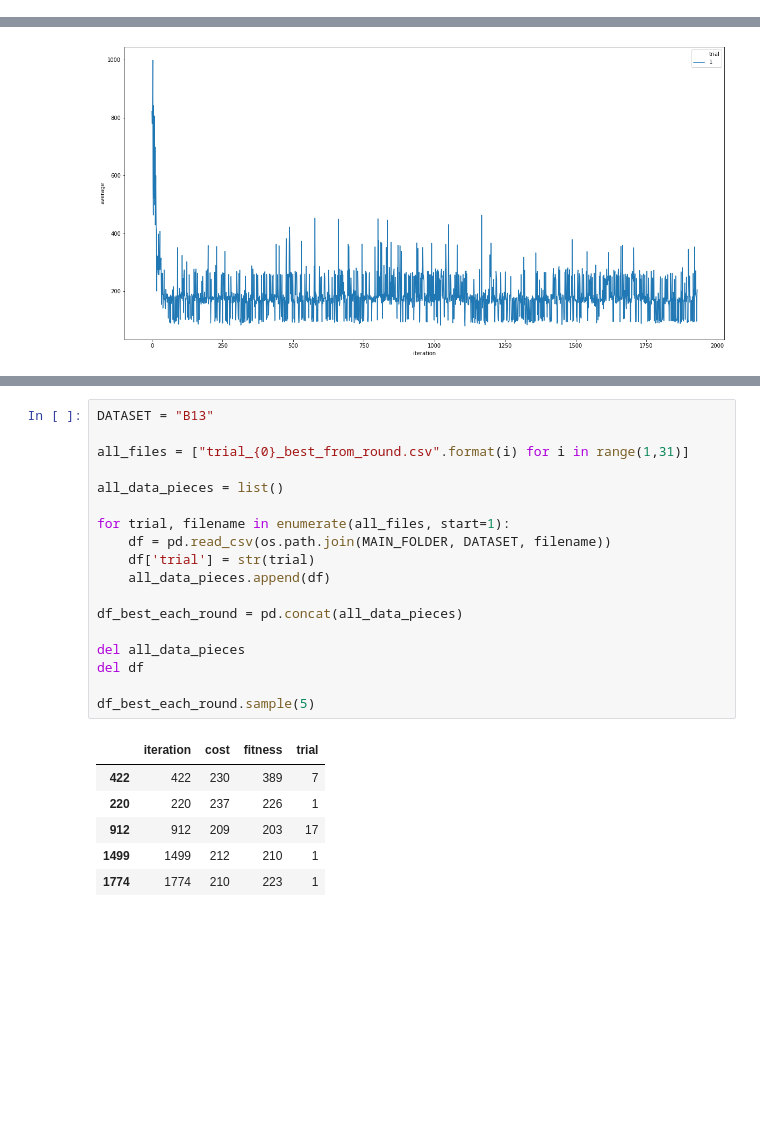
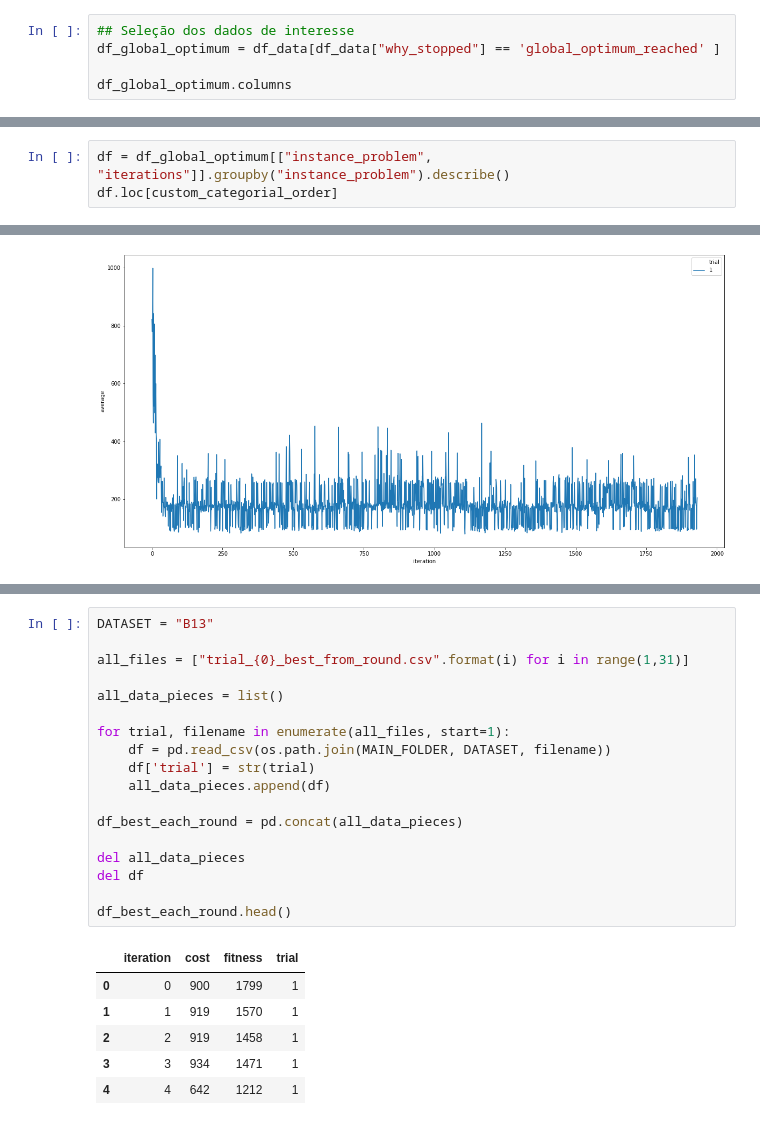
Before and after one commit to GiliardGodoi/binary-ga-stpg, a Jupyter notebook: notebooks/[2020-04-05] AED_Binary_AG_kapsalis_30_trials.ipynb, the cells around one changed output, grey strips where cells are left out. Saved outputs shown, nothing was run; the diff lists cells and outputs as text; blank space fills up the shorter version.

```diff
--- a/notebooks/[2020-04-05] AED_Binary_AG_kapsalis_30_trials.ipynb
+++ b/notebooks/[2020-04-05] AED_Binary_AG_kapsalis_30_trials.ipynb
@@ -368,0 +407,5 @@ sns.boxplot(y="run_time",
+# %%
+## Seleção dos dados de interesse
+df_global_optimum = df_data[df_data["why_stopped"] == 'global_optimum_reached' ]
+
+df_global_optimum.columns
@@ -368,0 +460,3 @@ sns.boxplot(y="run_time",
+# %%
+df = df_global_optimum[["instance_problem", "iterations"]].groupby("instance_problem").describe()
+df.loc[custom_categorial_order]
@@ -483,25 +634,25 @@ g = sns.lineplot(x="iteration",
 # %%
 DATASET = "B13"
 
 all_files = ["trial_{0}_best_from_round.csv".format(i) for i in range(1,31)]
 
 all_data_pieces = list()
 
 for trial, filename in enumerate(all_files, start=1):
     df = pd.read_csv(os.path.join(MAIN_FOLDER, DATASET, filename))
     df['trial'] = str(trial)
     all_data_pieces.append(df)
 
 df_best_each_round = pd.concat(all_data_pieces)
 
 del all_data_pieces
 del df
 
-df_best_each_round.sample(5)
+df_best_each_round.head()
 # %% [output]
 |  | iteration | cost | fitness | trial |
-| 422 | 422 | 230 | 389 | 7 |
-| 220 | 220 | 237 | 226 | 1 |
-| 912 | 912 | 209 | 203 | 17 |
-| 1499 | 1499 | 212 | 210 | 1 |
-| 1774 | 1774 | 210 | 223 | 1 |
+| 0 | 0 | 900 | 1799 | 1 |
+| 1 | 1 | 919 | 1570 | 1 |
+| 2 | 2 | 919 | 1458 | 1 |
+| 3 | 3 | 934 | 1471 | 1 |
+| 4 | 4 | 642 | 1212 | 1 |
```
Also changed, not shown: parts of 60 cells of this notebook.
